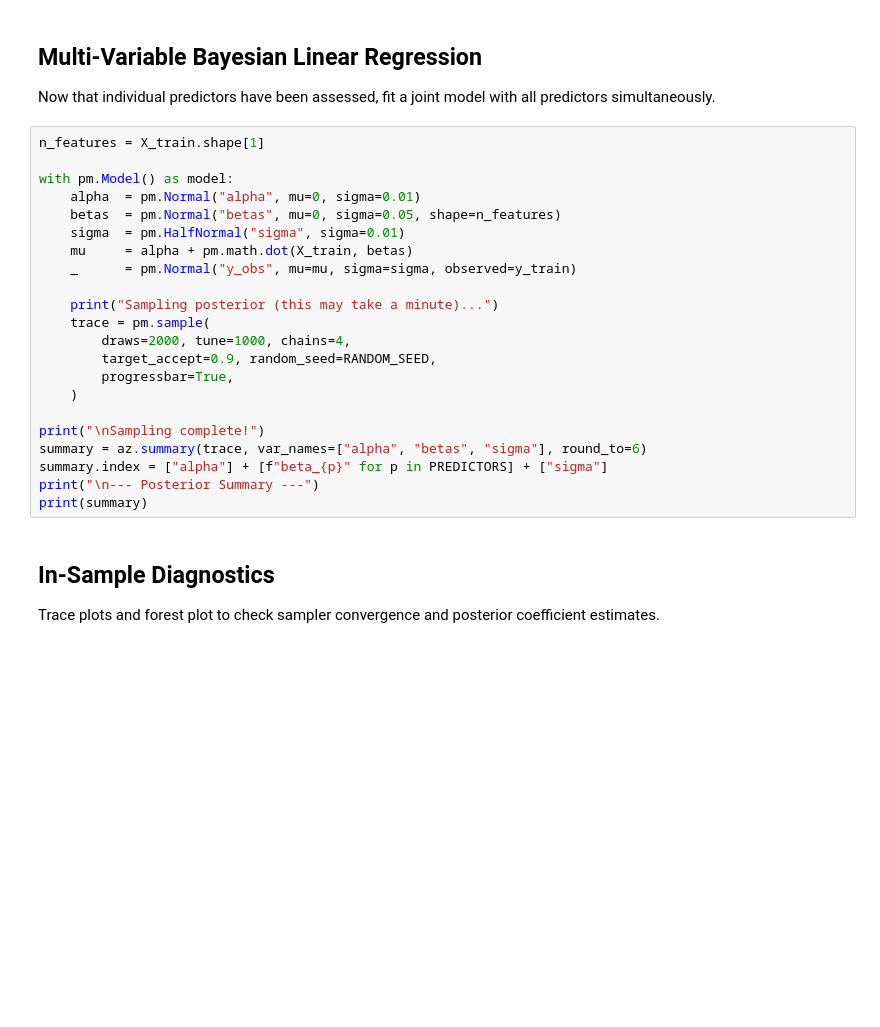
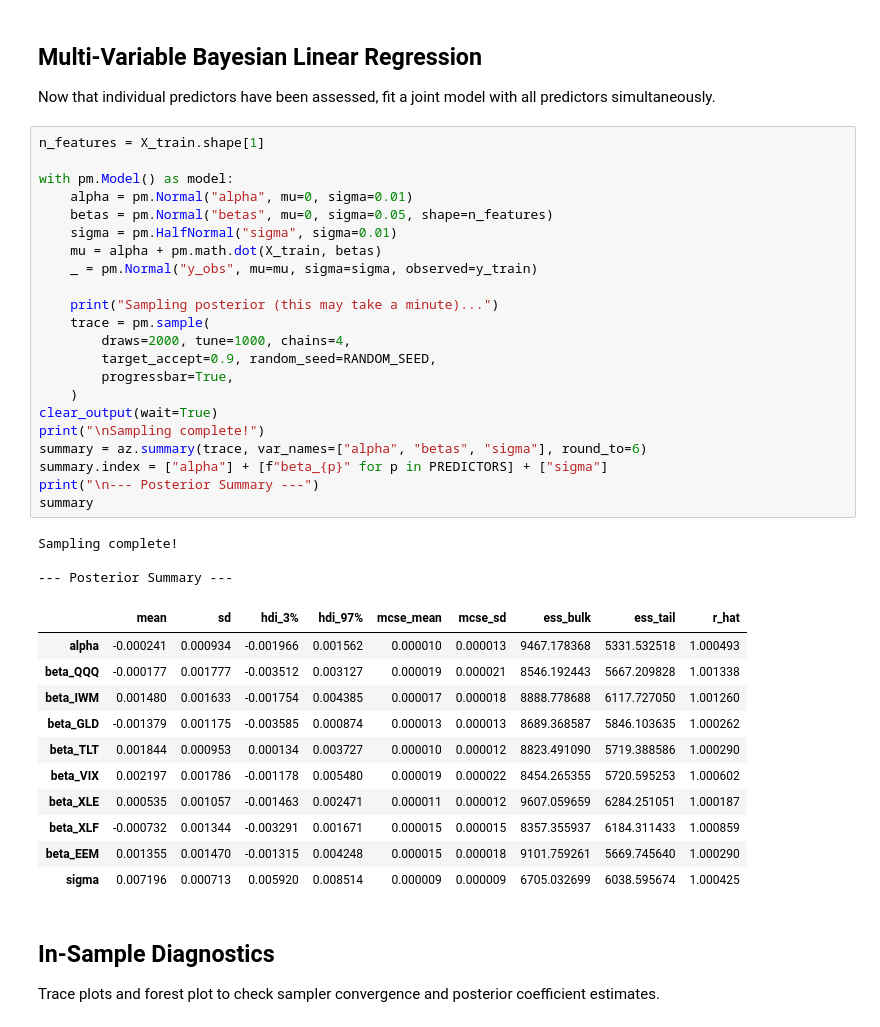
Before and after one commit to TK-Problem/random-experiments, a Jupyter notebook: 001_bayesian_linear_model.ipynb, the cells around one changed output. Cells and saved outputs as stored; diff of their text form; blank space fills up the shorter version.

```diff
--- a/001_bayesian_linear_model.ipynb
+++ b/001_bayesian_linear_model.ipynb
@@ -203,25 +197,40 @@ Now that individual predictors have been assessed, fit a joint model with all pr
 # %%
 n_features = X_train.shape[1]
 
 with pm.Model() as model:
-    alpha  = pm.Normal("alpha", mu=0, sigma=0.01)
-    betas  = pm.Normal("betas", mu=0, sigma=0.05, shape=n_features)
-    sigma  = pm.HalfNormal("sigma", sigma=0.01)
-    mu     = alpha + pm.math.dot(X_train, betas)
-    _      = pm.Normal("y_obs", mu=mu, sigma=sigma, observed=y_train)
+    alpha = pm.Normal("alpha", mu=0, sigma=0.01)
+    betas = pm.Normal("betas", mu=0, sigma=0.05, shape=n_features)
+    sigma = pm.HalfNormal("sigma", sigma=0.01)
+    mu = alpha + pm.math.dot(X_train, betas)
+    _ = pm.Normal("y_obs", mu=mu, sigma=sigma, observed=y_train)
 
     print("Sampling posterior (this may take a minute)...")
     trace = pm.sample(
         draws=2000, tune=1000, chains=4,
         target_accept=0.9, random_seed=RANDOM_SEED,
         progressbar=True,
     )
-
+clear_output(wait=True)
 print("\nSampling complete!")
 summary = az.summary(trace, var_names=["alpha", "betas", "sigma"], round_to=6)
 summary.index = ["alpha"] + [f"beta_{p}" for p in PREDICTORS] + ["sigma"]
 print("\n--- Posterior Summary ---")
-print(summary)
+summary
+# %% [output]
+Sampling complete!
+
+--- Posterior Summary ---
+|  | mean | sd | hdi_3% | hdi_97% | mcse_mean | mcse_sd | ess_bulk | ess_tail | r_hat |
+| alpha | -0.000241 | 0.000934 | -0.001966 | 0.001562 | 0.000010 | 0.000013 | 9467.178368 | 5331.532518 | 1.000493 |
+| beta_QQQ | -0.000177 | 0.001777 | -0.003512 | 0.003127 | 0.000019 | 0.000021 | 8546.192443 | 5667.209828 | 1.001338 |
+| beta_IWM | 0.001480 | 0.001633 | -0.001754 | 0.004385 | 0.000017 | 0.000018 | 8888.778688 | 6117.727050 | 1.001260 |
+| beta_GLD | -0.001379 | 0.001175 | -0.003585 | 0.000874 | 0.000013 | 0.000013 | 8689.368587 | 5846.103635 | 1.000262 |
+| beta_TLT | 0.001844 | 0.000953 | 0.000134 | 0.003727 | 0.000010 | 0.000012 | 8823.491090 | 5719.388586 | 1.000290 |
+| beta_VIX | 0.002197 | 0.001786 | -0.001178 | 0.005480 | 0.000019 | 0.000022 | 8454.265355 | 5720.595253 | 1.000602 |
+| beta_XLE | 0.000535 | 0.001057 | -0.001463 | 0.002471 | 0.000011 | 0.000012 | 9607.059659 | 6284.251051 | 1.000187 |
+| beta_XLF | -0.000732 | 0.001344 | -0.003291 | 0.001671 | 0.000015 | 0.000015 | 8357.355937 | 6184.311433 | 1.000859 |
+| beta_EEM | 0.001355 | 0.001470 | -0.001315 | 0.004248 | 0.000015 | 0.000018 | 9101.759261 | 5669.745640 | 1.000290 |
+| sigma | 0.007196 | 0.000713 | 0.005920 | 0.008514 | 0.000009 | 0.000009 | 6705.032699 | 6038.595674 | 1.000425 |
 # %% [markdown]
 ## In-Sample Diagnostics
 
```
Also changed, not shown: parts of 18 cells of this notebook.
